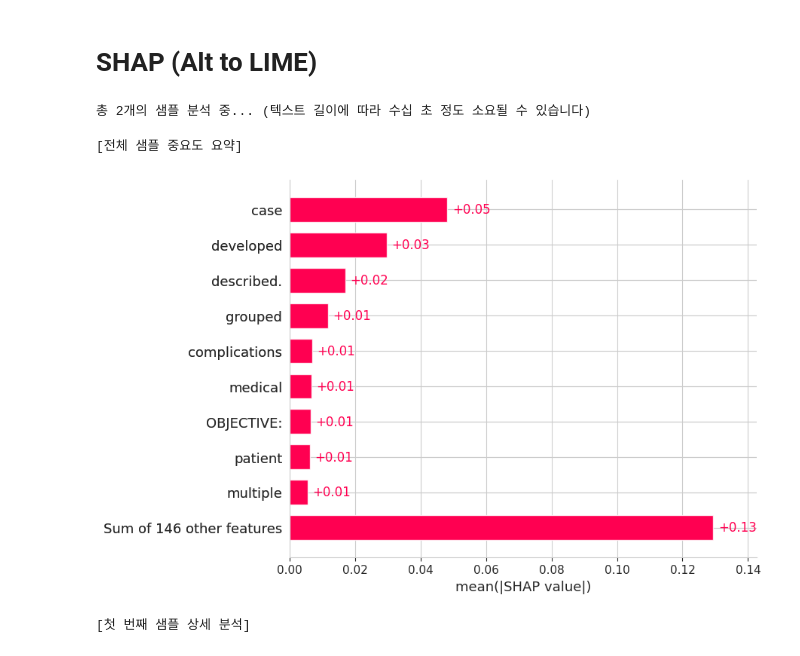
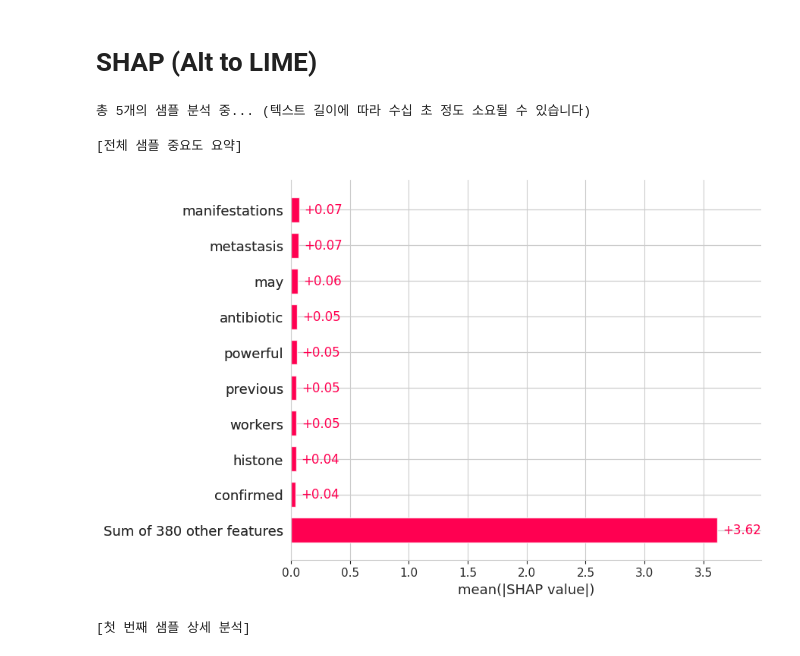
Before and after one commit to Junghokim1031/Week-3-Project-Deep-Learning, a Jupyter notebook: data.ipynb, the cells around one changed output. Drawn from its saved outputs; the diff is of its cells as text; code cells hidden in the pictures.

Commit message:
FEAT: model 완료 app.py  구현중

```diff
--- a/data.ipynb
+++ b/data.ipynb
@@ -55,6 +87,7 @@ set_seeds(42)
 # %%
 # 학습에 사용될 자료
 df['Content'] = df['Title'].fillna('') + ": " + df['abstractText'].fillna('')
+df['Content'] = df['Content'].str.lower()
 df['Content'].head()
 # %% [output]
 |  | Content |
@@ -351,7 +371,7 @@ results = []
 # Early Stopping 설정 (최적의 상태에서 멈추고 가중치 복원)
 early_stop = callbacks.EarlyStopping(
     monitor='val_loss',
-    patience=3,
+    patience=5,
     restore_best_weights=True
 )
 
@@ -524,13 +540,13 @@ plt.show()
 # %% [markdown]
 # Final Model
 # %%
-print("--- Training Final GRU Model ---")
+print("--- Training Final BiLSTM Model ---")
 
-BEST_BATCH_SIZE = 128
+BEST_BATCH_SIZE = 64
 tf.keras.backend.clear_session()
-final_cnn_model = build_model('cnn')
+final_model = build_model('bilstm')
 
-history = final_cnn_model.fit(
+history = final_model.fit(
     X_train, y_train,
     epochs=20,
     batch_size=BEST_BATCH_SIZE,
@@ -550,10 +570,10 @@ Epoch 3/20
 # %% [markdown]
 ## Threshold Optimization
 # %%
-print("\n--- Final CNN Threshold Optimization ---")
+print("\n--- Final BiLSTM Threshold Optimization ---")
 
 # 3. 최종 모델의 예측 확률 추출
-y_pred_probs_final = final_cnn_model.predict(X_test, verbose=0)
+y_pred_probs_final = final_model.predict(X_test, verbose=0)
 
 # 4. 임계값(Threshold) 다양하게 테스트 (0.1 ~ 0.9)
 thresholds = np.arange(0.1, 0.95, 0.05)
@@ -735,16 +740,11 @@ Explaining instance 30 (True Class: 1)...
 # %% [markdown]
 # SHAP (Alt to LIME)
 # %%
-import shap
-import numpy as np
-import tensorflow as tf
-import matplotlib.pyplot as plt
-
 # 1. 예측 래퍼 함수 (Keras 3 대응)
 def predict_for_shap(texts):
     if len(texts) == 0: return np.array([])
     text_tensor = tf.convert_to_tensor(texts, dtype=tf.string)
-    preds = final_cnn_model.predict(text_tensor, verbose=0).flatten()
+    preds = final_model.predict(text_tensor, verbose=0).flatten()
     return preds
 
 # 2. 마스커 설정 (단어 단위 분리)
@@ -754,34 +754,34 @@ masker = shap.maskers.Text(tokenizer=r"\W+")
 explainer_shap = shap.Explainer(predict_for_shap, masker, algorithm="permutation")
 
 # 4. 데이터 클리닝 (단어 2개 이상인 문장만 필터링)
 def get_robust_samples(data, n=5):
     raw = data[:n].tolist() if hasattr(data, 'tolist') else list(data[:n])
     valid_samples = []
     for s in raw:
         clean_s = str(s).strip()
         if len(clean_s.split()) > 1:
             valid_samples.append(clean_s)
     return valid_samples
 
 samples = get_robust_samples(X_test, n=5)
 
 if not samples:
     print("분석할 유효한 샘플(단어 2개 이상)이 없습니다.")
 else:
     print(f"총 {len(samples)}개의 샘플 분석 중... (텍스트 길이에 따라 수십 초 정도 소요될 수 있습니다)")
 
     shap_values_mult = explainer_shap(samples)
 
     # 6. 시각화
     print("\n[전체 샘플 중요도 요약]")
     plt.figure(figsize=(10, 6))
     shap.plots.bar(shap_values_mult)
 
     print("\n[첫 번째 샘플 상세 분석]")
     shap.plots.text(shap_values_mult[0])
 # %% [output]
-총 2개의 샘플 분석 중... (텍스트 길이에 따라 수십 초 정도 소요될 수 있습니다)
+총 5개의 샘플 분석 중... (텍스트 길이에 따라 수십 초 정도 소요될 수 있습니다)
 [전체 샘플 중요도 요약]
-[figure, old version]
+[figure, new version]
 [첫 번째 샘플 상세 분석]
 [interactive output not drawn]
```
Also changed, not shown: parts of 20 cells of this notebook, 37 other files.
